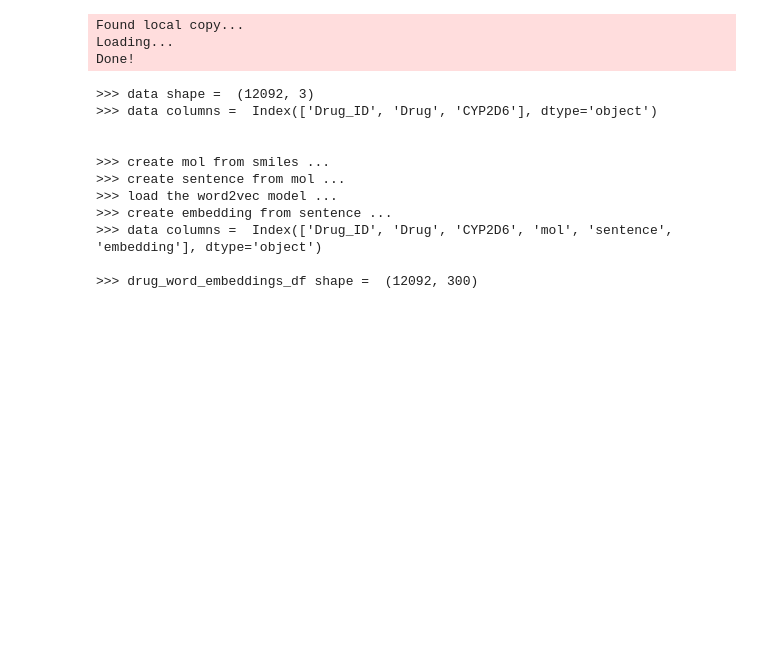
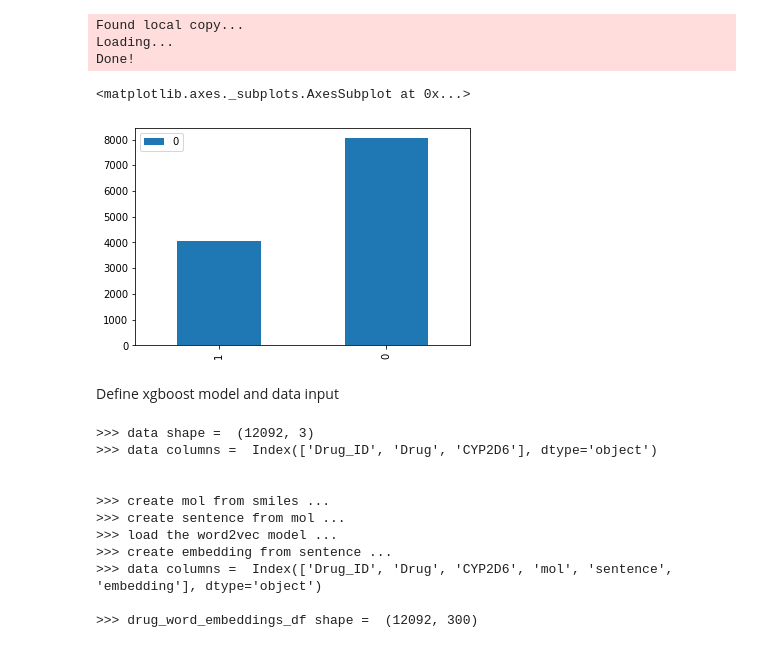
Before and after one commit to jackysiupuichung/adme_property_prediction, a Jupyter notebook: ADME_classification.ipynb, the cells around one changed output. Saved outputs shown, nothing was run; the diff lists cells and outputs as text; code cells hidden in the pictures; blank space fills up the shorter version.

```diff
--- a/ADME_classification.ipynb
+++ b/ADME_classification.ipynb
@@ -109,6 +85,16 @@ df = df.rename(columns={"Y": "CYP2D6"})
 Found local copy...
 Loading...
 Done!
+# %%
+count = collections.Counter(df['CYP2D6'].tolist())
+weights = [dict(count)[1] / len(df['CYP2D6']), dict(count)[0] / len(df['CYP2D6'])]
+df_count = pd.DataFrame.from_dict(count, orient='index')
+df_count.plot(kind='bar')
+# %% [output]
+<matplotlib.axes._subplots.AxesSubplot at 0x...>
+[figure, added]
+# %% [markdown]
+Define xgboost model and data input
 # %%
 print(">>> data shape = ", df.shape)
 print(">>> data columns = ", df.columns, "\n")
```
Also changed, not shown: parts of 15 cells of this notebook.
